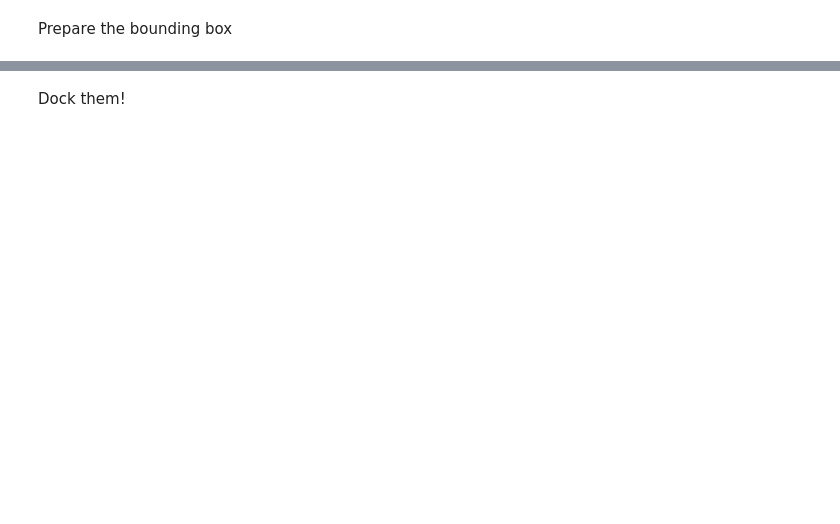
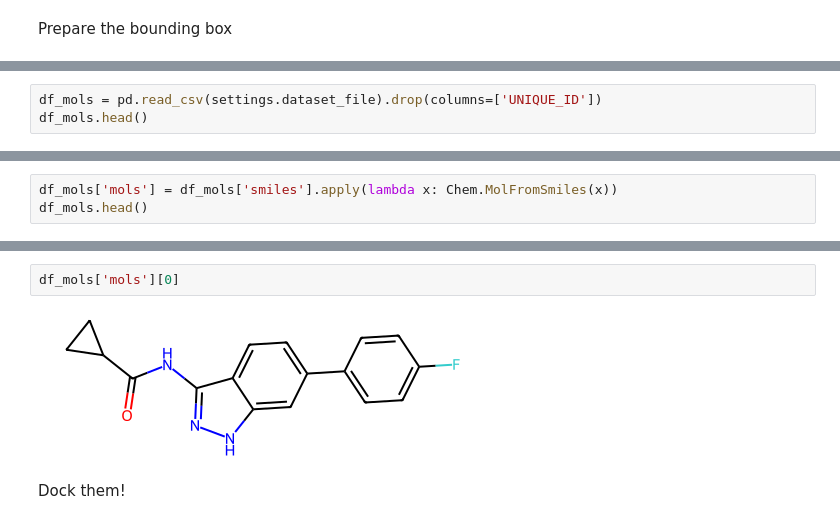
Before and after one commit to Peterdes/ml4dd, a Jupyter notebook: notebooks/smina_streamlined.ipynb, the cells around one changed output, grey strips where cells are left out. Drawn from its saved outputs; the diff is of its cells as text; blank space fills up the shorter version.

```diff
--- a/notebooks/smina_streamlined.ipynb
+++ b/notebooks/smina_streamlined.ipynb
@@ -69,0 +63,3 @@ df_mols = dm.read_sdf(all_ligands_sdf_file, as_df=True, mol_column="mols", n_job
+# %%
+df_mols = pd.read_csv(settings.dataset_file).drop(columns=['UNIQUE_ID'])
+df_mols.head()
@@ -69,0 +73,3 @@ df_mols = dm.read_sdf(all_ligands_sdf_file, as_df=True, mol_column="mols", n_job
+# %%
+df_mols['mols'] = df_mols['smiles'].apply(lambda x: Chem.MolFromSmiles(x))
+df_mols.head()
@@ -70,3 +83,7 @@ df_mols = dm.read_sdf(all_ligands_sdf_file, as_df=True, mol_column="mols", n_job
+# %%
+df_mols['mols'][0]
+# %% [output]
+[figure, added]
 # %% [markdown]
 Dock them!
 # %%
```
Also changed, not shown: parts of 21 cells of this notebook, 10 other files.
